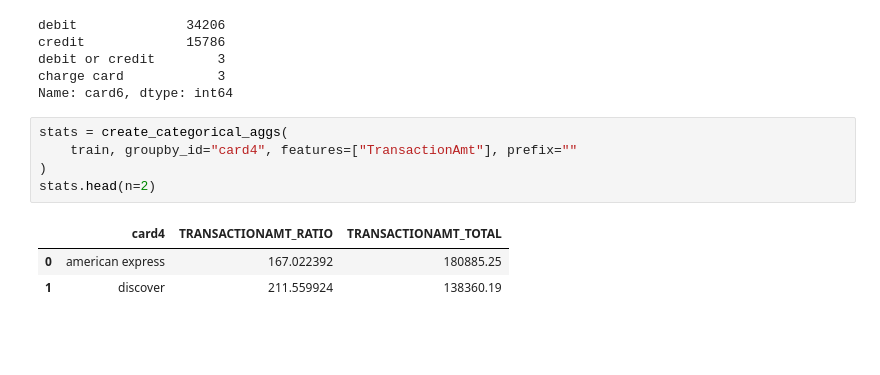
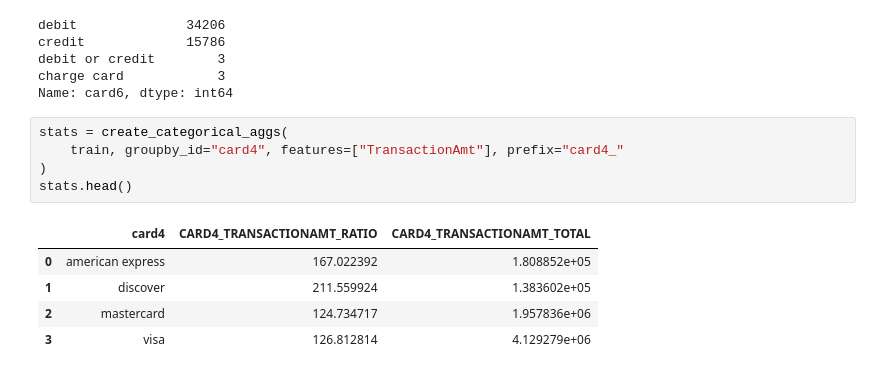
Before and after one commit to gulchitai/kaggle, a Jupyter notebook: Lesson3/Lesson3.ipynb, the cells around one changed output. Drawn from its saved outputs; the diff is of its cells as text; blank space fills up the shorter version.

```diff
--- a/Lesson3/Lesson3.ipynb
+++ b/Lesson3/Lesson3.ipynb
@@ -364,10 +413,12 @@ charge card            3
 Name: card6, dtype: int64
 # %%
 stats = create_categorical_aggs(
-    train, groupby_id="card4", features=["TransactionAmt"], prefix=""
+    train, groupby_id="card4", features=["TransactionAmt"], prefix="card4_"
 )
-stats.head(n=2)
+stats.head()
 # %% [output]
-|  | card4 | TRANSACTIONAMT_RATIO | TRANSACTIONAMT_TOTAL |
-| 0 | american express | 167.022392 | 180885.25 |
-| 1 | discover | 211.559924 | 138360.19 |
+|  | card4 | CARD4_TRANSACTIONAMT_RATIO | CARD4_TRANSACTIONAMT_TOTAL |
+| 0 | american express | 167.022392 | 1.808852e+05 |
+| 1 | discover | 211.559924 | 1.383602e+05 |
+| 2 | mastercard | 124.734717 | 1.957836e+06 |
+| 3 | visa | 126.812814 | 4.129279e+06 |
```
Also changed, not shown: parts of 24 cells of this notebook.
